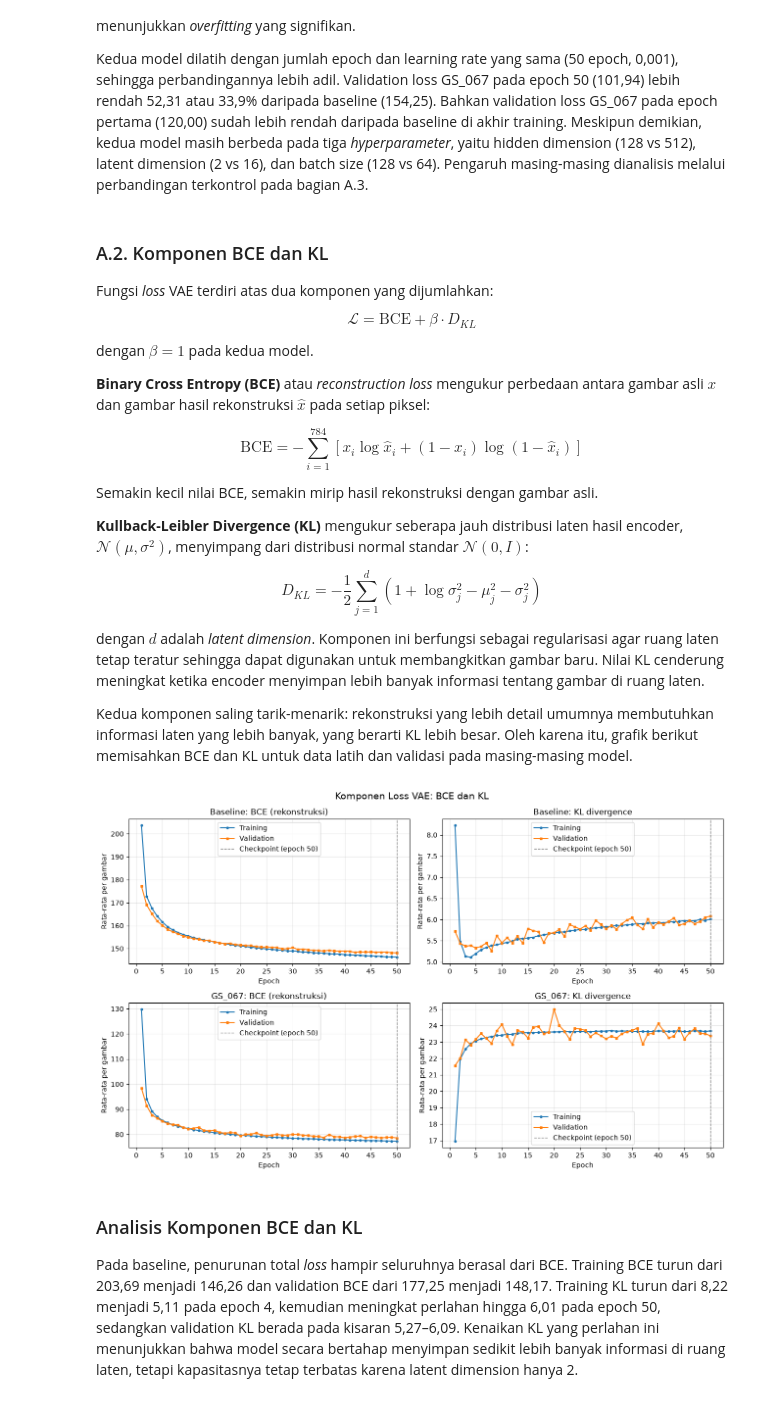
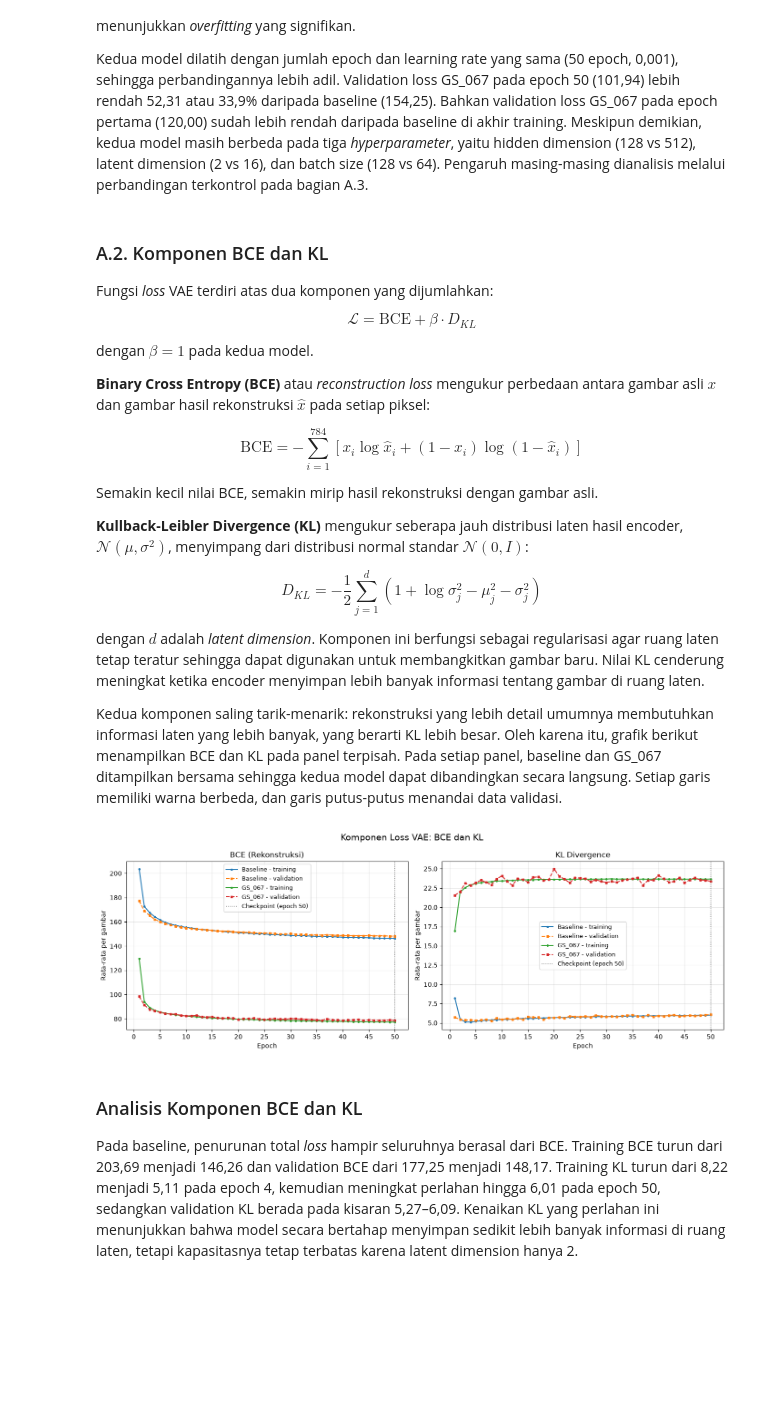
Before and after one commit to AI-IF-TelU/Proyek1-GenAI-VAE-Telertubbies, a Jupyter notebook: main.ipynb, the cells around one changed output. Saved outputs shown, nothing was run; the diff lists cells and outputs as text; code cells hidden in the pictures; blank space fills up the shorter version.

Commit message:
refactor(analysis): combine baseline and GS_067 in BCE/KL chart

```diff
--- a/main.ipynb
+++ b/main.ipynb
@@ -2649,43 +2649,46 @@ $$D_{KL} = -\frac{1}{2} \sum_{j=1}^{d} \left( 1 + \log \sigma_j^2 - \mu_j^2 - \s
 
 dengan $d$ adalah *latent dimension*. Komponen ini berfungsi sebagai regularisasi agar ruang laten tetap teratur sehingga dapat digunakan untuk membangkitkan gambar baru. Nilai KL cenderung meningkat ketika encoder menyimpan lebih banyak informasi tentang gambar di ruang laten.
 
-Kedua komponen saling tarik-menarik: rekonstruksi yang lebih detail umumnya membutuhkan informasi laten yang lebih banyak, yang berarti KL lebih besar. Oleh karena itu, grafik berikut memisahkan BCE dan KL untuk data latih dan validasi pada masing-masing model.
+Kedua komponen saling tarik-menarik: rekonstruksi yang lebih detail umumnya membutuhkan informasi laten yang lebih banyak, yang berarti KL lebih besar. Oleh karena itu, grafik berikut menampilkan BCE dan KL pada panel terpisah. Pada setiap panel, baseline dan GS_067 ditampilkan bersama sehingga kedua model dapat dibandingkan secara langsung. Setiap garis memiliki warna berbeda, dan garis putus-putus menandai data validasi.
 # %%
-# Grafik Komponen BCE dan KL Baseline dan Model Terbaik
+# Grafik Komponen BCE dan KL: Baseline dan Model Terbaik
 
-fig, axes = plt.subplots(2, 2, figsize=(13, 8))
+fig, axes = plt.subplots(1, 2, figsize=(14, 5))
 
-models_history = [
-    ("Baseline", baseline_history_df, BASELINE_EPOCH),
-    (BEST_ID, best_history_df, BEST_EPOCH),
+# Setiap garis memiliki warna berbeda; garis putus-putus menandai data validation
+line_styles = [
+    ("Baseline", baseline_history_df, "train", "tab:blue", "-"),
+    ("Baseline", baseline_history_df, "val", "tab:orange", "--"),
+    (BEST_ID, best_history_df, "train", "tab:green", "-"),
+    (BEST_ID, best_history_df, "val", "tab:red", "--"),
 ]
-components = [("bce", "BCE (rekonstruksi)"), ("kl", "KL divergence")]
+split_names = {"train": "training", "val": "validation"}
+components = [("bce", "BCE (Rekonstruksi)"), ("kl", "KL Divergence")]
 
-for row, (model_name, history, checkpoint_epoch) in enumerate(models_history):
-    for col, (key, label) in enumerate(components):
-        ax = axes[row, col]
-        ax.plot(history["epoch"], history[f"train_{key}"],
-                marker="o", markersize=3, label="Training")
-        ax.plot(history["epoch"], history[f"val_{key}"],
-                marker="s", markersize=3, label="Validation")
+for ax, (key, label) in zip(axes, components):
+    for model_name, history, split, color, linestyle in line_styles:
+        ax.plot(history["epoch"], history[f"{split}_{key}"], color=color,
+                linestyle=linestyle, marker="o" if split == "train" else "s",
+                markersize=2.5, label=f"{model_name} - {split_names[split]}")
 
-        # Tandai checkpoint yang digunakan
-        ax.axvline(checkpoint_epoch, color="gray", linestyle="--", linewidth=1,
+    # Tandai epoch checkpoint yang digunakan
+    for checkpoint_epoch in sorted({BASELINE_EPOCH, BEST_EPOCH}):
+        ax.axvline(checkpoint_epoch, color="gray", linestyle=":", linewidth=1.2,
                    label=f"Checkpoint (epoch {checkpoint_epoch})")
 
-        ax.set_title(f"{model_name}: {label}")
-        ax.set_xlabel("Epoch")
-        ax.set_ylabel("Rata-rata per gambar")
-        ax.set_xticks(range(0, len(history) + 1, 5))
-        ax.grid(True, alpha=0.3)
-        ax.legend()
+    ax.set_title(label)
+    ax.set_xlabel("Epoch")
+    ax.set_ylabel("Rata-rata per gambar")
+    ax.set_xticks(range(0, len(best_history_df) + 1, 5))
+    ax.grid(True, alpha=0.3)
+    ax.legend(fontsize=9)
 
 fig.suptitle("Komponen Loss VAE: BCE dan KL", fontsize=14)
 fig.tight_layout()
 fig.savefig(FIGURE_DIR / "bce_kl_components.png", dpi=150)
 plt.show()
 # %% [output]
-[figure, old version]
+[figure, new version]
 # %% [markdown]
 ### Analisis Komponen BCE dan KL
 
```
Also changed, not shown: 1 other file.
